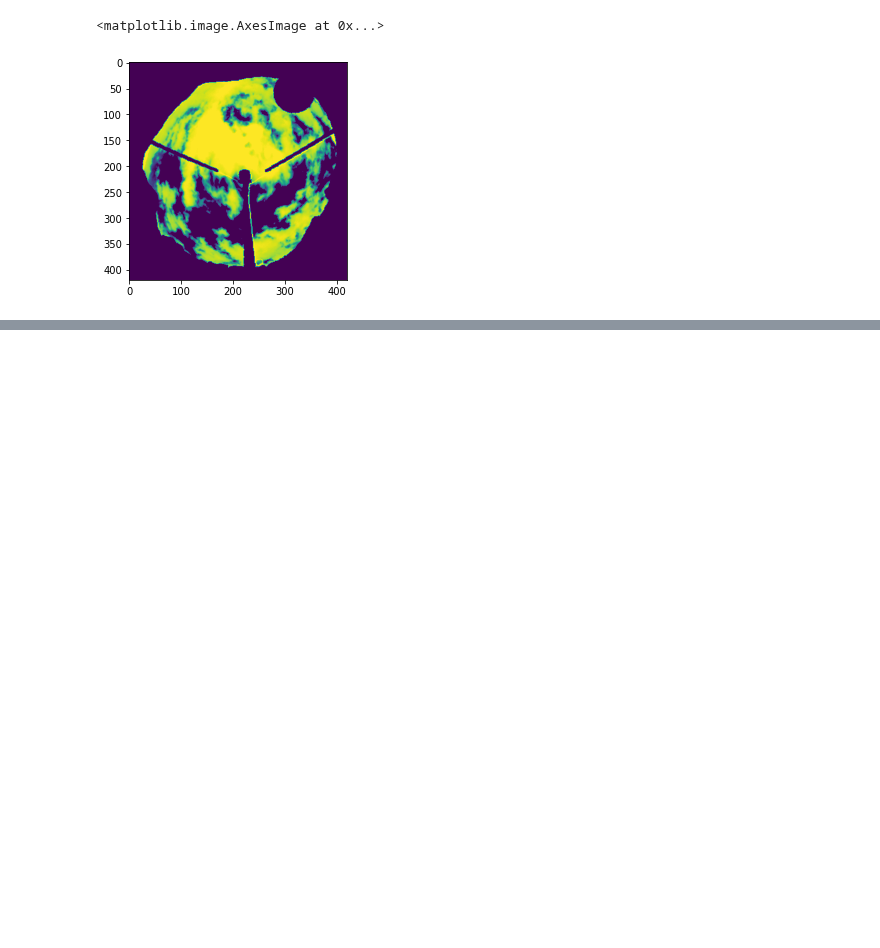
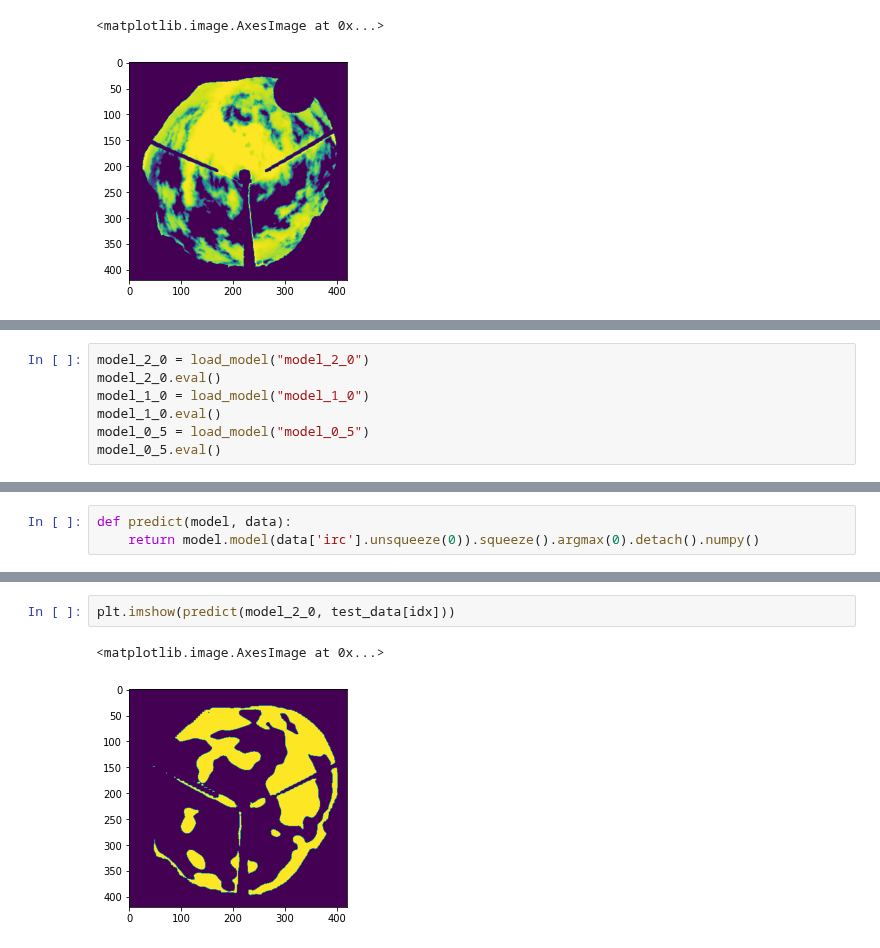
Before and after one commit to elrichgro/cloudseg, a Jupyter notebook: cloudseg/notebooks/test_script_output.ipynb, the cells around one changed output, grey strips where cells are left out. Saved outputs shown, nothing was run; the diff lists cells and outputs as text; blank space fills up the shorter version.

Commit message:
Add new models

```diff
--- a/cloudseg/notebooks/test_script_output.ipynb
+++ b/cloudseg/notebooks/test_script_output.ipynb
@@ -374,0 +388,7 @@ plt.imshow(val_data['irc'].squeeze())
+# %%
+model_2_0 = load_model("model_2_0")
+model_2_0.eval()
+model_1_0 = load_model("model_1_0")
+model_1_0.eval()
+model_0_5 = load_model("model_0_5")
+model_0_5.eval()
@@ -374,0 +416,3 @@ plt.imshow(val_data['irc'].squeeze())
+# %%
+def predict(model, data):
+    return model.model(data['irc'].unsqueeze(0)).squeeze().argmax(0).detach().numpy()
@@ -374,0 +427,5 @@ plt.imshow(val_data['irc'].squeeze())
+# %%
+plt.imshow(predict(model_2_0, test_data[idx]))
+# %% [output]
+<matplotlib.image.AxesImage at 0x...>
+[figure, added]
```
Also changed, not shown: parts of 8 cells of this notebook, 1 other file.
